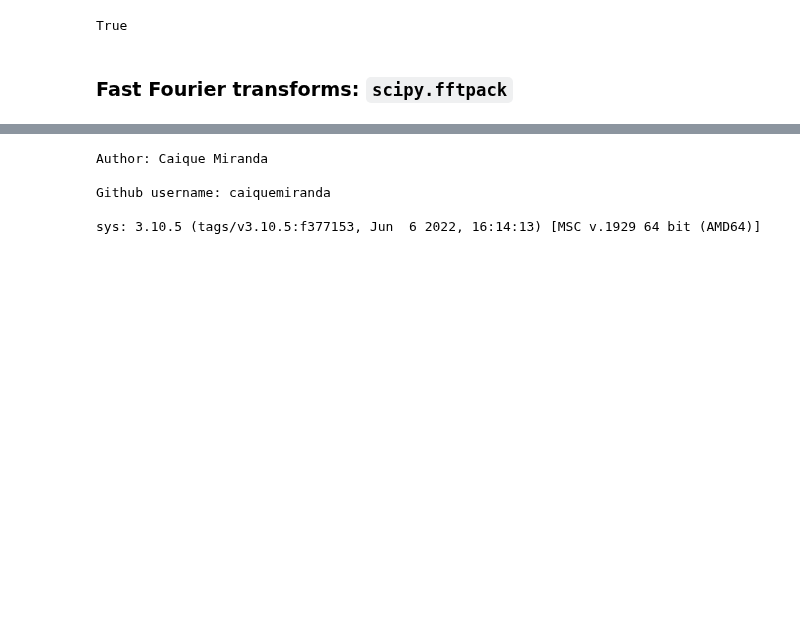
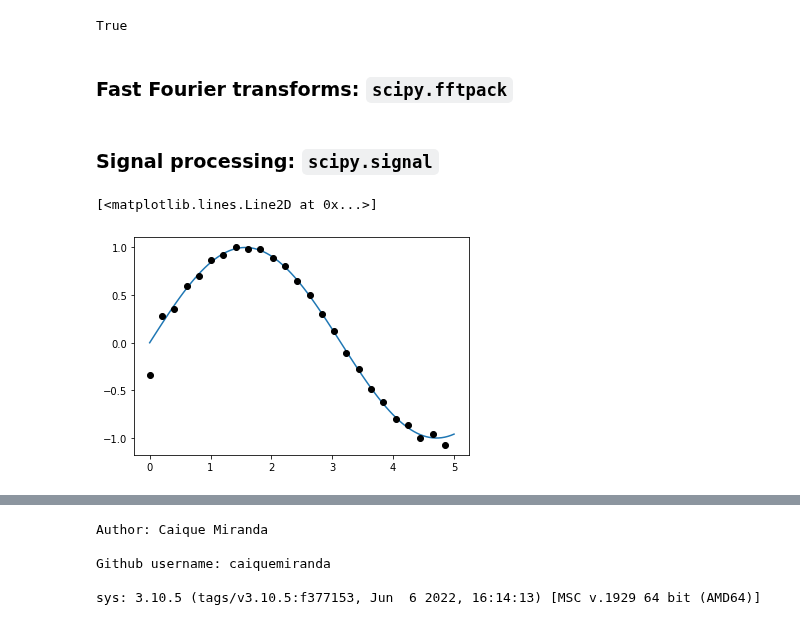
Before and after one commit to caiquemiranda/studies-scipy, a Jupyter notebook: 05-scipy.ipynb, the cells around one changed output, grey strips where cells are left out. Cells and saved outputs as stored; diff of their text form; code cells hidden in the pictures; blank space fills up the shorter version.

```diff
--- a/05-scipy.ipynb
+++ b/05-scipy.ipynb
@@ -350,0 +356,13 @@ yarr = odeint(calc_deri,
+# %% [markdown]
+### Signal processing: `scipy.signal`
+# %%
+t = np.linspace(0, 5, 100)
+x = np.sin(t)
+
+from scipy import signal
+x_resampled = signal.resample(x, 25)
+plt.plot(t, x)
+plt.plot(t[::4], x_resampled, 'ko');
+# %% [output]
+[<matplotlib.lines.Line2D at 0x...>]
+[figure, added]
```
Also changed, not shown: parts of 3 cells of this notebook.
